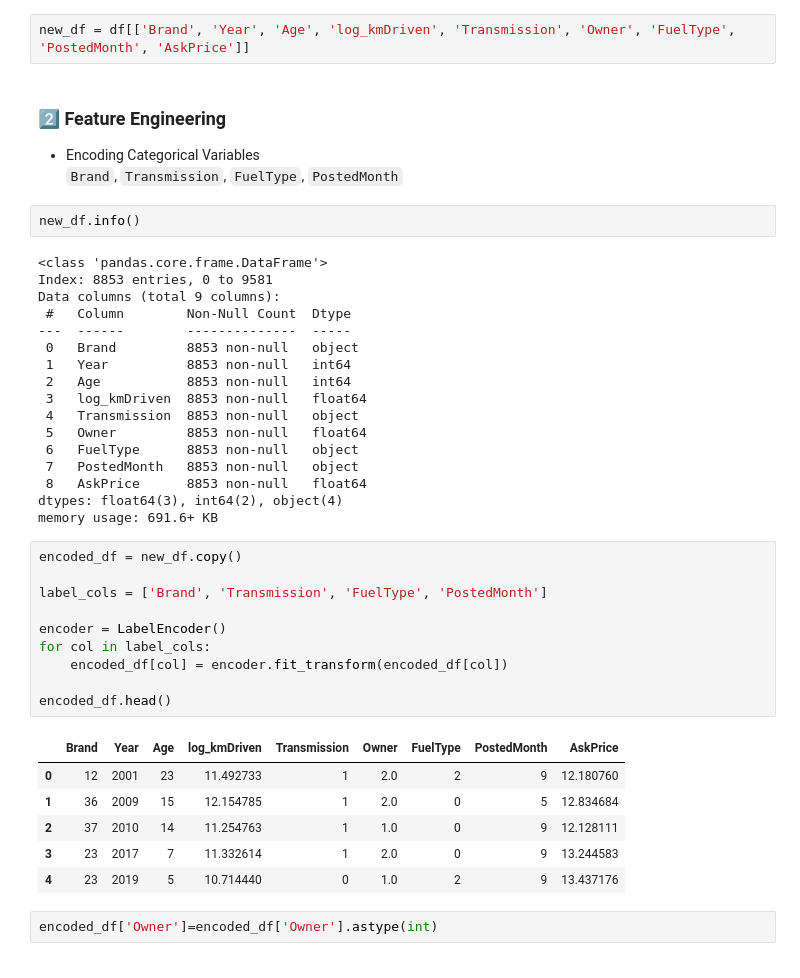
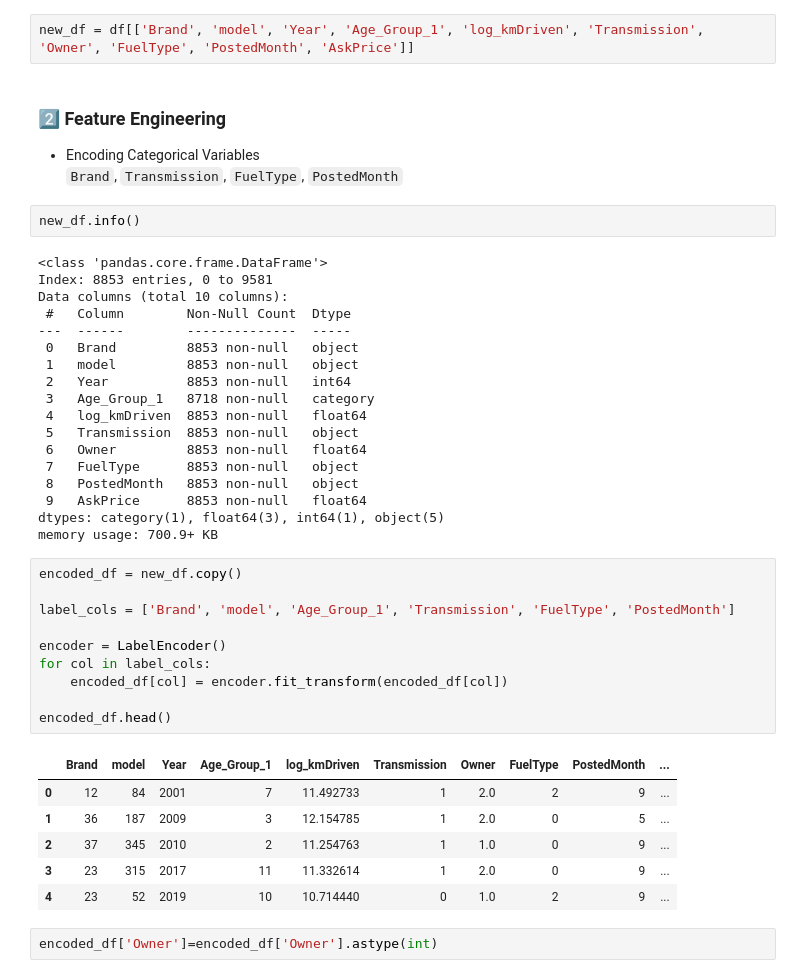
Before and after one commit to gagandeepsingh04/Dynamic_pricing_of_used_cars, a Jupyter notebook: main.ipynb, the cells around one changed output. Drawn from its saved outputs; the diff is of its cells as text.

```diff
--- a/main.ipynb
+++ b/main.ipynb
@@ -553,7 +531,7 @@ Index(['Brand', 'model', 'Year', 'Age', 'kmDriven', 'Transmission', 'Owner',
        'Age_Group_1', 'Age_Group_2', 'Year_Bin', 'log_kmDriven'],
       dtype='object')
 # %%
-new_df = df[['Brand', 'Year', 'Age', 'log_kmDriven', 'Transmission', 'Owner', 'FuelType', 'PostedMonth', 'AskPrice']]
+new_df = df[['Brand', 'model', 'Year', 'Age_Group_1', 'log_kmDriven', 'Transmission', 'Owner', 'FuelType', 'PostedMonth', 'AskPrice']]
 # %% [markdown]
 ### 2️⃣ Feature Engineering
 - Encoding Categorical Variables
@@ -563,37 +541,38 @@ new_df.info()
 # %% [output]
 <class 'pandas.core.frame.DataFrame'>
 Index: 8853 entries, 0 to 9581
-Data columns (total 9 columns):
+Data columns (total 10 columns):
  #   Column        Non-Null Count  Dtype
 ---  ------        --------------  -----
  0   Brand         8853 non-null   object
- 1   Year          8853 non-null   int64
- 2   Age           8853 non-null   int64
- 3   log_kmDriven  8853 non-null   float64
- 4   Transmission  8853 non-null   object
- 5   Owner         8853 non-null   float64
- 6   FuelType      8853 non-null   object
- 7   PostedMonth   8853 non-null   object
- 8   AskPrice      8853 non-null   float64
-dtypes: float64(3), int64(2), object(4)
-memory usage: 691.6+ KB
+ 1   model         8853 non-null   object
+ 2   Year          8853 non-null   int64
+ 3   Age_Group_1   8718 non-null   category
+ 4   log_kmDriven  8853 non-null   float64
+ 5   Transmission  8853 non-null   object
+ 6   Owner         8853 non-null   float64
+ 7   FuelType      8853 non-null   object
+ 8   PostedMonth   8853 non-null   object
+ 9   AskPrice      8853 non-null   float64
+dtypes: category(1), float64(3), int64(1), object(5)
+memory usage: 700.9+ KB
 # %%
 encoded_df = new_df.copy()
 
-label_cols = ['Brand', 'Transmission', 'FuelType', 'PostedMonth']
+label_cols = ['Brand', 'model', 'Age_Group_1', 'Transmission', 'FuelType', 'PostedMonth']
 
 encoder = LabelEncoder()
 for col in label_cols:
     encoded_df[col] = encoder.fit_transform(encoded_df[col])
 
 encoded_df.head()
 # %% [output]
-|  | Brand | Year | Age | log_kmDriven | Transmission | Owner | FuelType | PostedMonth | AskPrice |
-| 0 | 12 | 2001 | 23 | 11.492733 | 1 | 2.0 | 2 | 9 | 12.180760 |
-| 1 | 36 | 2009 | 15 | 12.154785 | 1 | 2.0 | 0 | 5 | 12.834684 |
-| 2 | 37 | 2010 | 14 | 11.254763 | 1 | 1.0 | 0 | 9 | 12.128111 |
-| 3 | 23 | 2017 | 7 | 11.332614 | 1 | 2.0 | 0 | 9 | 13.244583 |
-| 4 | 23 | 2019 | 5 | 10.714440 | 0 | 1.0 | 2 | 9 | 13.437176 |
+|  | Brand | model | Year | Age_Group_1 | log_kmDriven | Transmission | Owner | FuelType | PostedMonth | ... |
+| 0 | 12 | 84 | 2001 | 7 | 11.492733 | 1 | 2.0 | 2 | 9 | ... |
+| 1 | 36 | 187 | 2009 | 3 | 12.154785 | 1 | 2.0 | 0 | 5 | ... |
+| 2 | 37 | 345 | 2010 | 2 | 11.254763 | 1 | 1.0 | 0 | 9 | ... |
+| 3 | 23 | 315 | 2017 | 11 | 11.332614 | 1 | 2.0 | 0 | 9 | ... |
+| 4 | 23 | 52 | 2019 | 10 | 10.714440 | 0 | 1.0 | 2 | 9 | ... |
 # %%
 encoded_df['Owner']=encoded_df['Owner'].astype(int)
 # %%
```
Also changed, not shown: parts of 27 cells of this notebook.
